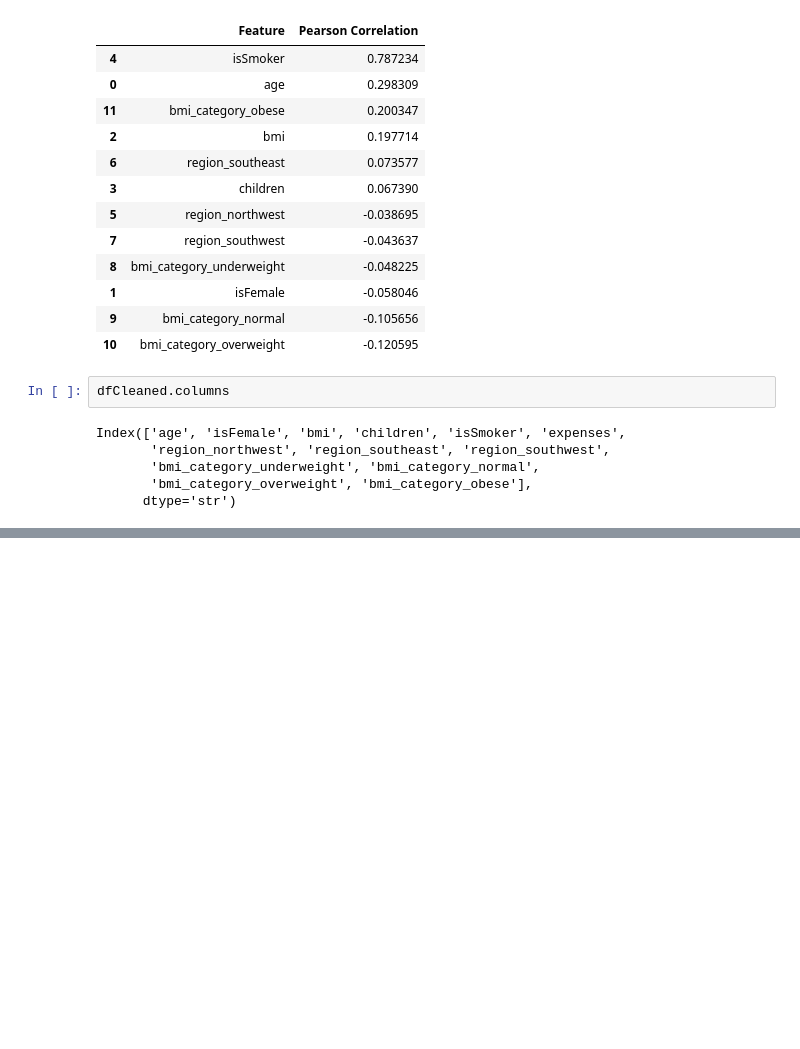
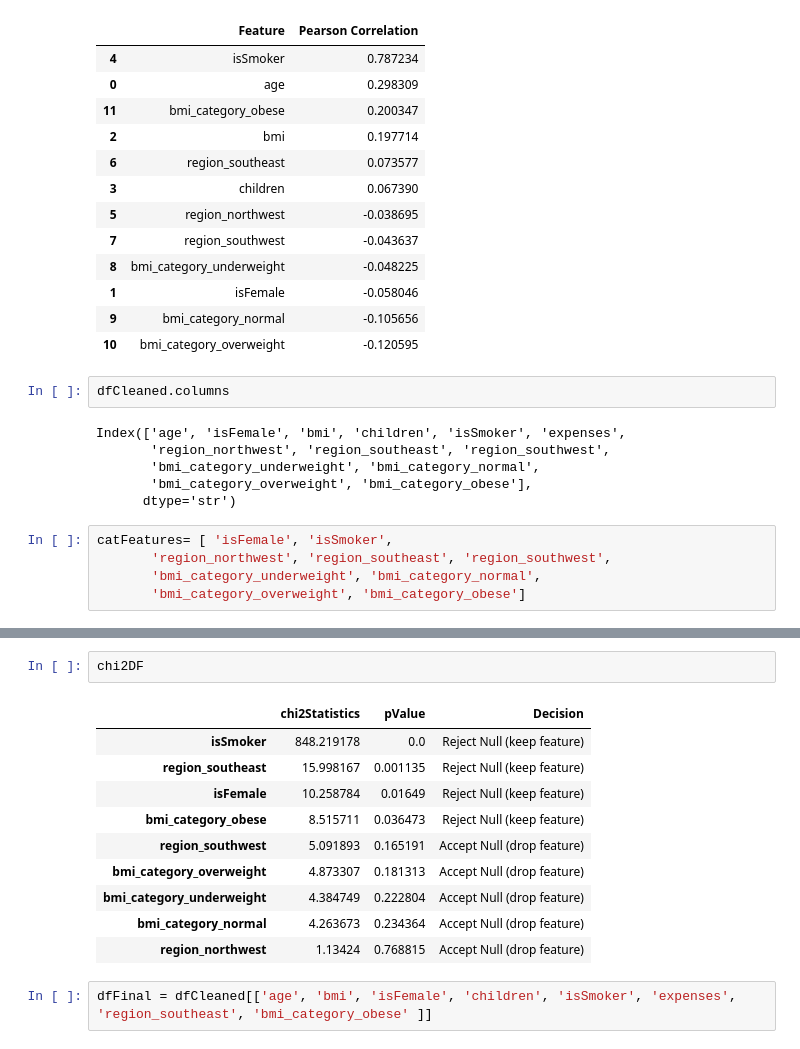
Before and after one commit to Tipushpanjali/InsuranceExpensePrediction, a Jupyter notebook: MLModel.ipynb, the cells around one changed output, grey strips where cells are left out. Drawn from its saved outputs; the diff is of its cells as text; blank space fills up the shorter version.

```diff
--- a/MLModel.ipynb
+++ b/MLModel.ipynb
@@ -398,3 +398,8 @@ Index(['age', 'isFemale', 'bmi', 'children', 'isSmoker', 'expenses',
        'bmi_category_underweight', 'bmi_category_normal',
        'bmi_category_overweight', 'bmi_category_obese'],
       dtype='str')
+# %%
+catFeatures= [ 'isFemale', 'isSmoker',
+       'region_northwest', 'region_southeast', 'region_southwest',
+       'bmi_category_underweight', 'bmi_category_normal',
+       'bmi_category_overweight', 'bmi_category_obese']
@@ -400,0 +427,15 @@ Index(['age', 'isFemale', 'bmi', 'children', 'isSmoker', 'expenses',
+# %%
+chi2DF
+# %% [output]
+|  | chi2Statistics | pValue | Decision |
+| isSmoker | 848.219178 | 0.0 | Reject Null (keep feature) |
+| region_southeast | 15.998167 | 0.001135 | Reject Null (keep feature) |
+| isFemale | 10.258784 | 0.01649 | Reject Null (keep feature) |
+| bmi_category_obese | 8.515711 | 0.036473 | Reject Null (keep feature) |
+| region_southwest | 5.091893 | 0.165191 | Accept Null (drop feature) |
+| bmi_category_overweight | 4.873307 | 0.181313 | Accept Null (drop feature) |
+| bmi_category_underweight | 4.384749 | 0.222804 | Accept Null (drop feature) |
+| bmi_category_normal | 4.263673 | 0.234364 | Accept Null (drop feature) |
+| region_northwest | 1.13424 | 0.768815 | Accept Null (drop feature) |
+# %%
+dfFinal = dfCleaned[['age', 'bmi', 'isFemale', 'children', 'isSmoker', 'expenses', 'region_southeast', 'bmi_category_obese' ]]
```
Also changed, not shown: parts of 2 cells of this notebook.
